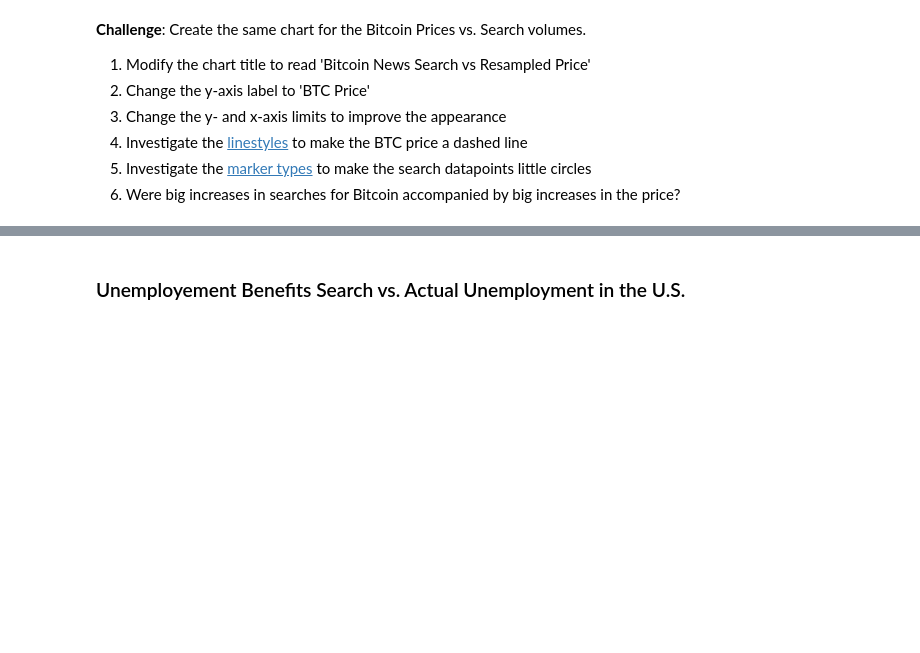
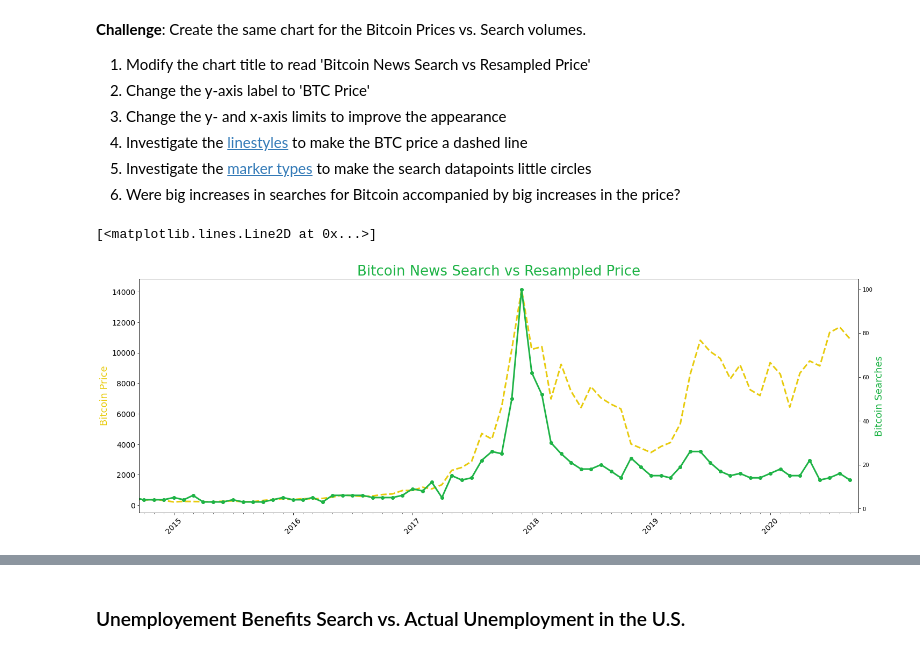
Before and after one commit to HKubinhetz/DS-GoogleTrends, a Jupyter notebook: Google_Trends_and_Data_Visualisation_(start).ipynb, the cells around one changed output, grey strips where cells are left out. Saved outputs shown, nothing was run; the diff lists cells and outputs as text; code cells hidden in the pictures; blank space fills up the shorter version.

```diff
--- a/Google_Trends_and_Data_Visualisation_(start).ipynb
+++ b/Google_Trends_and_Data_Visualisation_(start).ipynb
@@ -282,3 +270,35 @@ How to add tick formatting for dates on the x-axis.
 4. Investigate the [linestyles](https://matplotlib.org/3.2.1/api/_as_gen/matplotlib.pyplot.plot.html ) to make the BTC price a dashed line <br>
 5. Investigate the [marker types](https://matplotlib.org/3.2.1/api/markers_api.html) to make the search datapoints little circles <br>
 6. Were big increases in searches for Bitcoin accompanied by big increases in the price?
+# %%
+# Figure Size
+plt.figure(figsize=(24,8))
+
+# Defining font size and ticks
+plt.xticks(fontsize=14, rotation=45)
+plt.yticks(fontsize=14)
+
+# Axis creation
+ax1 = plt.gca()
+ax2 = ax1.twinx()
+
+# Creating locators for ticks on the time axis
+years = mdates.YearLocator()
+months = mdates.MonthLocator()
+years_fmt = mdates.DateFormatter('%Y')
+ax1.xaxis.set_major_locator(years)
+ax1.xaxis.set_major_formatter(years_fmt)
+ax1.xaxis.set_minor_locator(months)
+
+# Titles and Labels
+plt.title("Bitcoin News Search vs Resampled Price", fontsize=26, color='#1eb346')
+ax1.set_ylabel('Bitcoin Price', color='#e8cb0e', fontsize=18)
+ax1.set_xlim([df_btc_price.DATE.min(), df_btc_price.DATE.max()])
+ax2.set_ylabel('Bitcoin Searches', color='#1eb346', fontsize=18)
+
+# Plotting the data
+ax1.plot(df_btc_search.MONTH, df_btc_monthly.CLOSE, color='#e8cb0e', linewidth=3, linestyle='dashed')
+ax2.plot(df_btc_search.MONTH, df_btc_search.BTC_NEWS_SEARCH, color='#1eb346', linewidth=3, marker='o')
+# %% [output]
+[<matplotlib.lines.Line2D at 0x...>]
+[figure, added]
```
Also changed, not shown: parts of 7 cells of this notebook.
